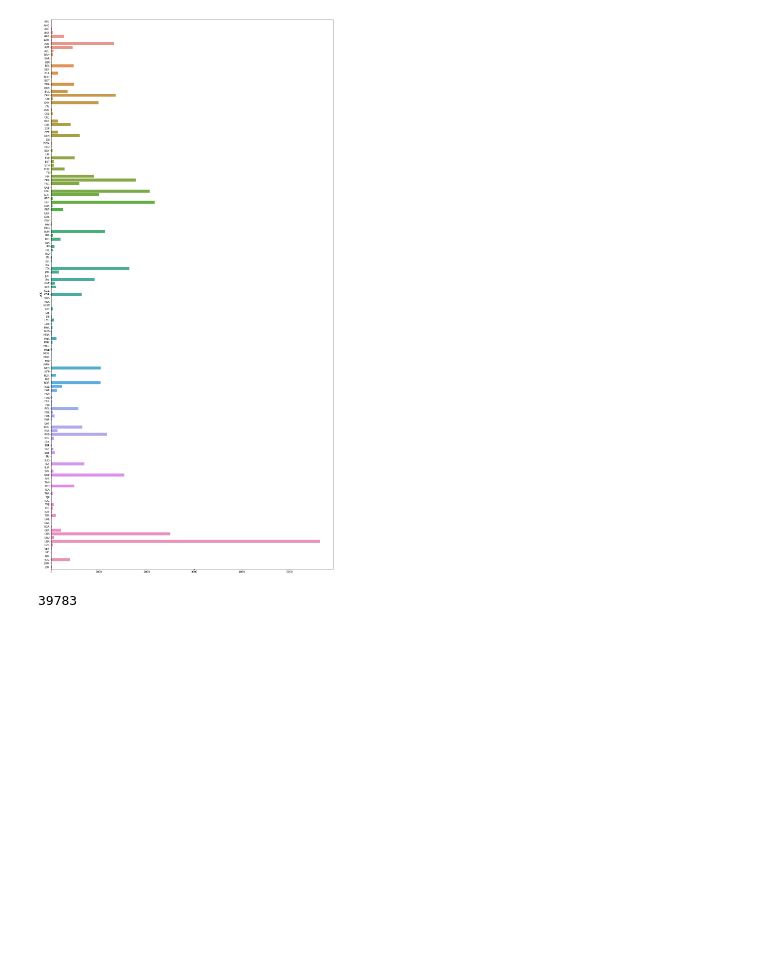
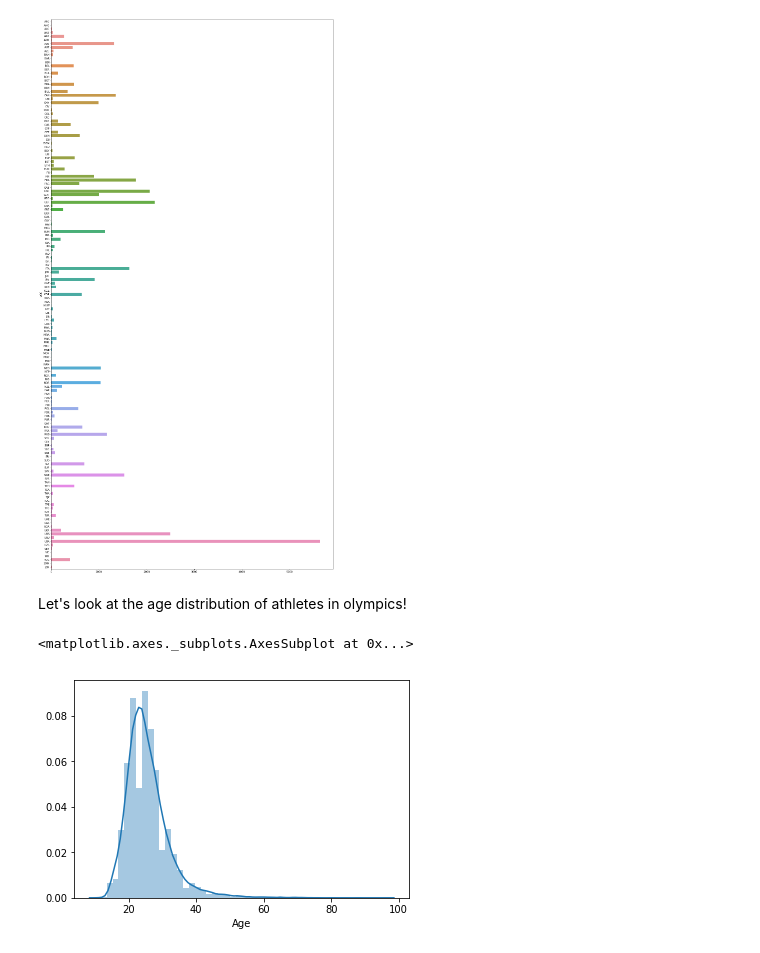
Before and after one commit to nauman-chaudhary/OlympicsDataExploration, a Jupyter notebook: Olympics_Data_Exploration.ipynb, the cells around one changed output. Saved outputs shown, nothing was run; the diff lists cells and outputs as text; code cells hidden in the pictures; blank space fills up the shorter version.

```diff
--- a/Olympics_Data_Exploration.ipynb
+++ b/Olympics_Data_Exploration.ipynb
@@ -98,7 +135,3 @@ sns.barplot(y=medal_distribution_by_country.index,x=medal_distribution_by_countr
 # %% [output]
 <matplotlib.axes._subplots.AxesSubplot at 0x...>
 [figure]
-# %%
-per_person_participation.Bronze + per_person_participation.Gold + per_person_participation.Silver
-# %% [output]
-39783
@@ -107,0 +138,8 @@ print ('done')
+# %% [markdown]
+Let's look at the age distribution of athletes in olympics!
+# %%
+#Distribution of Age
+sns.distplot(data['Age'].dropna())
+# %% [output]
+<matplotlib.axes._subplots.AxesSubplot at 0x...>
+[figure, added]
```
Also changed, not shown: parts of 18 cells of this notebook, 2 other files.
